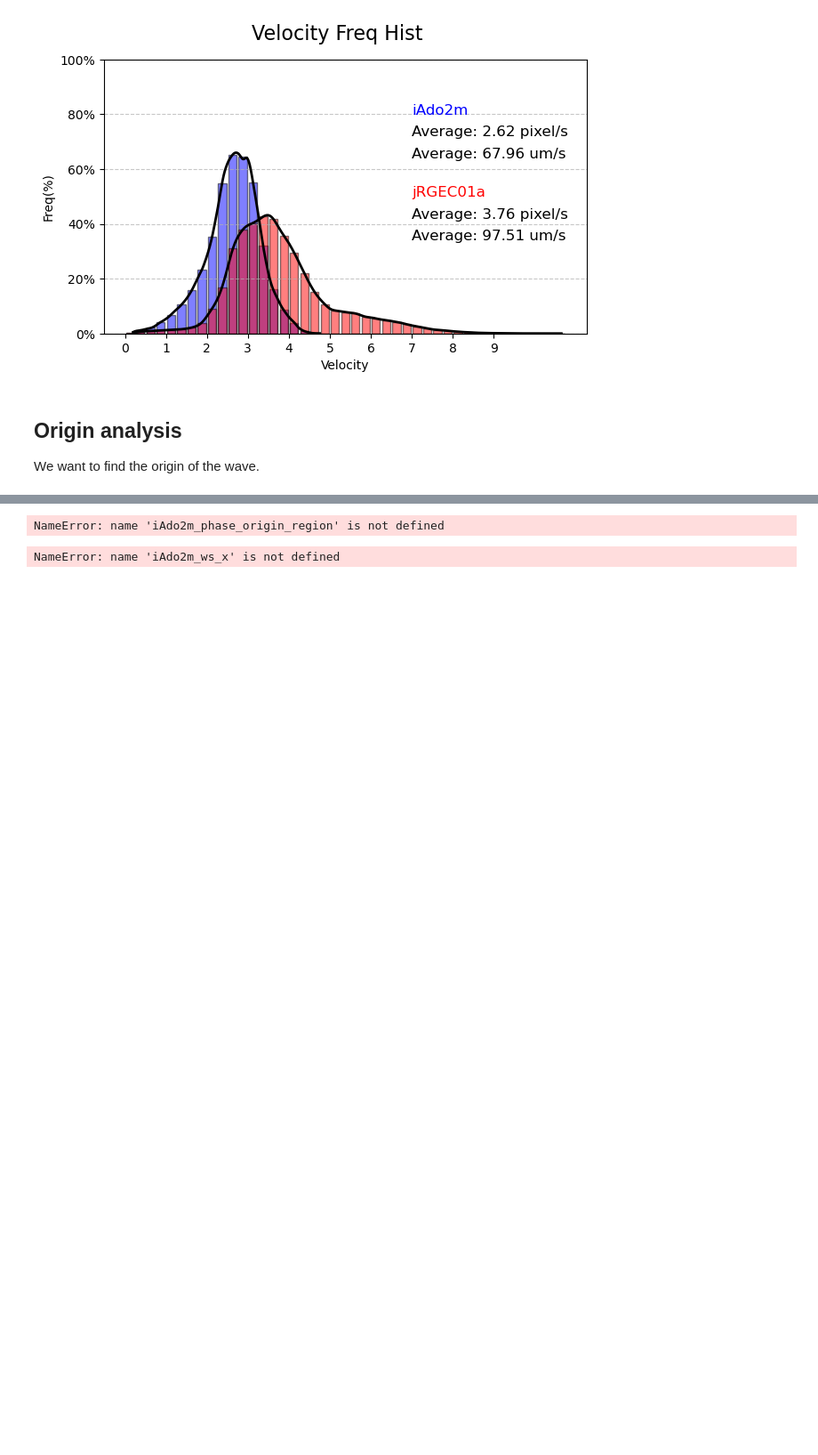
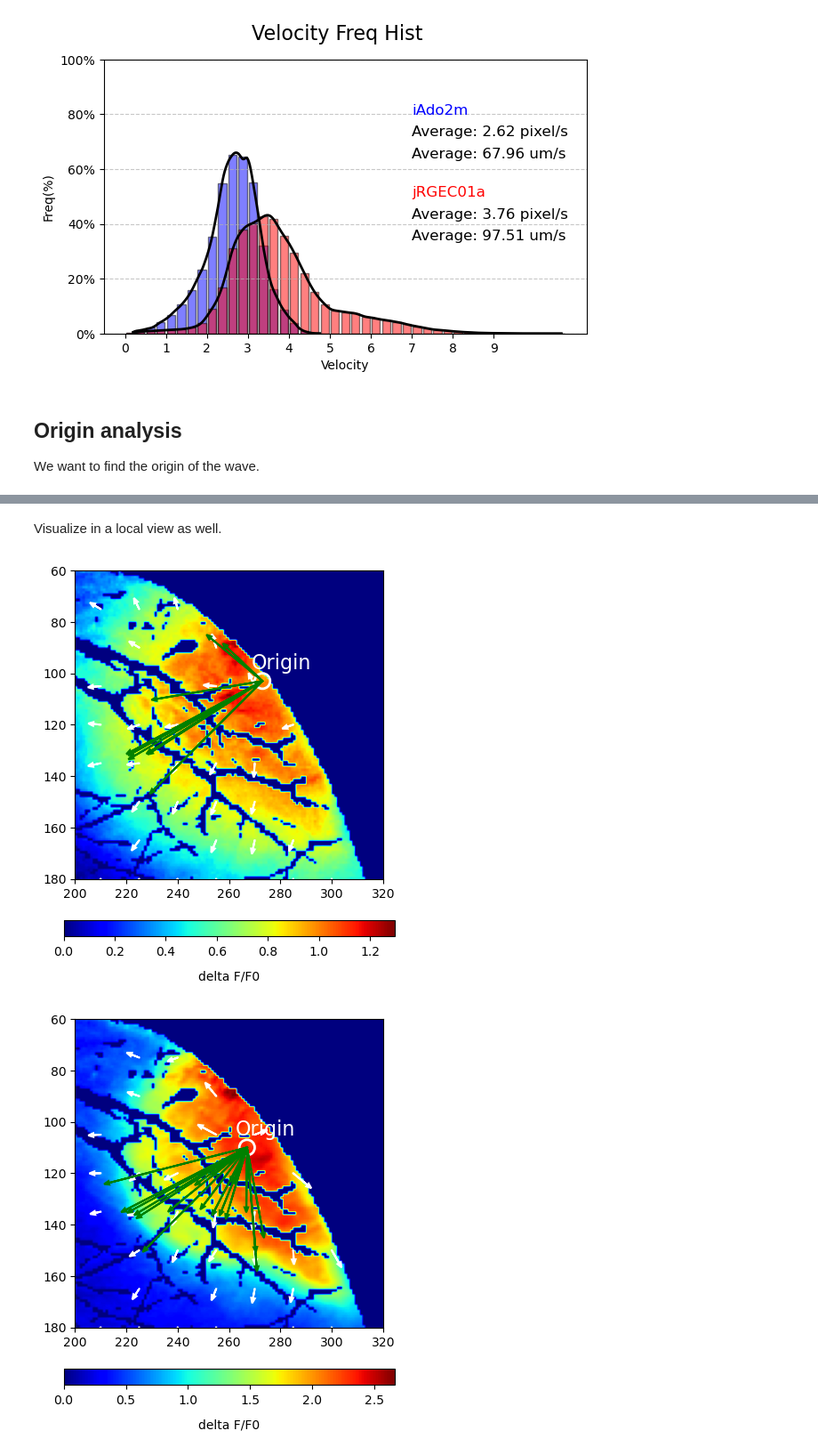
Before and after one commit to damiers/wave_analysis, a Jupyter notebook: demo.ipynb, the cells around one changed output, grey strips where cells are left out. Shown at 89% size. Cells and saved outputs as stored; diff of their text form; code cells hidden in the pictures; blank space fills up the shorter version.

```diff
--- a/demo.ipynb
+++ b/demo.ipynb
@@ -446,14 +537,11 @@ NameError: name 'iAdo2m_phase_origin' is not defined
+# %% [markdown]
+Visualize in a local view as well.
 # %%
-vis_wave(iAdo2m, iAdo2m_phase, idx=100, step=15, wave_x=iAdo2m_ws_vx, wave_y=iAdo2m_ws_vy, origin_region=iAdo2m_phase_origin_region, wave_num=1,
-         phase_step=1, title_name='iAdo2m', thre=2, linewidth=1.5, save=True, quiver_thre=1e-5)
-vis_wave(jRGEC01a, jRGEC01a_phase, idx=80, step=15, wave_x=jRGEC01a_ws_vx, wave_y=jRGEC01a_ws_vy, origin_region=jRGEC01a_phase_origin_region, wave_num=2,
-         phase_step=1, title_name='jRGEC01a', thre=2, linewidth=1.5, save=True, quiver_thre=1e-5)
+from functions import *
+center_x_iAdo2m, center_y_iAdo2m = vis_wave_local(iAdo2m, iAdo2m_phase, idx=100, step=15, wave_x=iAdo2m_ws_vx, wave_y=iAdo2m_ws_vy, origin_region=iAdo2m_phase_origin_region, wave_num=1,
+                                                  phase_step=10, title_name='iAdo2m', thre=2, linewidth=1.5, save=False, quiver_thre=1e-5)
+center_x_jRGEC01a, center_y_jRGEC01a = vis_wave_local(jRGEC01a, jRGEC01a_phase, idx=80, step=15, wave_x=jRGEC01a_ws_vx, wave_y=jRGEC01a_ws_vy, origin_region=jRGEC01a_phase_origin_region, wave_num=2,
+                                                  phase_step=10, title_name='jRGEC01a', thre=2, linewidth=1.5, save=False, quiver_thre=1e-5)
 # %% [output]
-NameError: name 'iAdo2m_phase_origin_region' is not defined
+[figure, added]
+[figure, added]
-# %%
-center_x_iAdo2m, center_y_iAdo2m = vis_wave_local(iAdo2m, iAdo2m_phase, idx=100, step=15, wave_x=iAdo2m_ws_x, wave_y=iAdo2m_ws_y, origin_region=iAdo2m_phase_origin_region, wave_num=1,
-                                                  phase_step=10, title_name='iAdo2m', thre=2, linewidth=1.5, save=True, quiver_thre=1e-5)
-center_x_jRGEC01a, center_y_jRGEC01a = vis_wave_local(jRGEC01a, jRGEC01a_phase, idx=80, step=15, wave_x=jRGEC01a_ws_x, wave_y=jRGEC01a_ws_y, origin_region=jRGEC01a_phase_origin_region, wave_num=2, sign=True,
-                                                  phase_step=10, title_name='jRGEC01a', thre=2, linewidth=1.5, save=True, quiver_thre=1e-5)
-# %% [output]
-NameError: name 'iAdo2m_ws_x' is not defined
```
Also changed, not shown: parts of 39 cells of this notebook, 2 other files.
